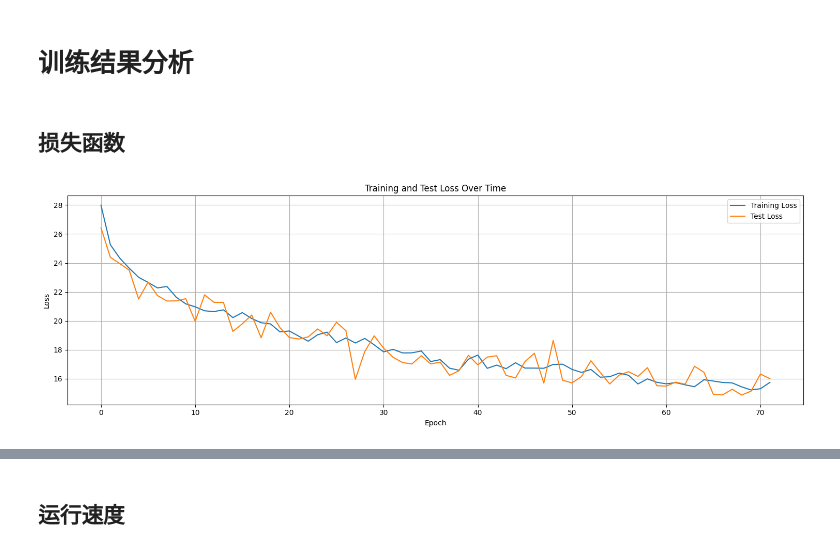
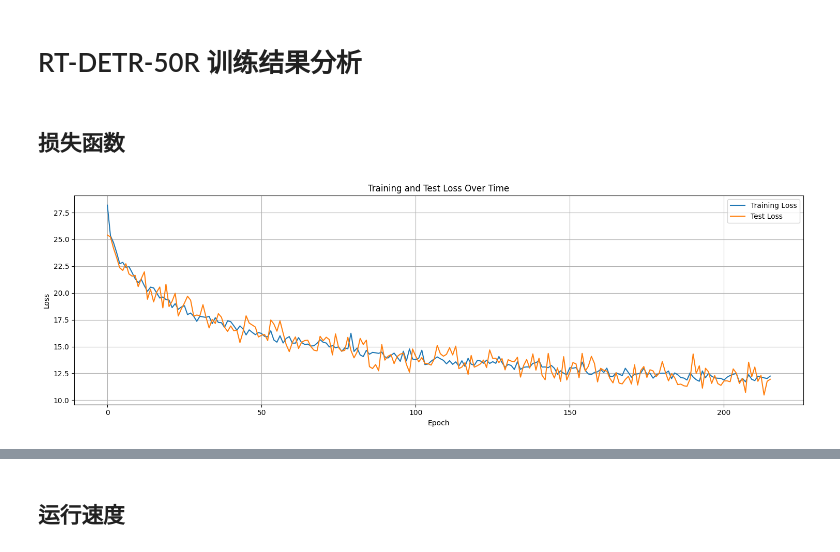
Before and after one commit to Rookie-WorkSpace/RT-DETR, a Jupyter notebook: rtdetr_pytorch/draw_log.ipynb, the cells around one changed output, grey strips where cells are left out. Drawn from its saved outputs; the diff is of its cells as text; code cells hidden in the pictures.

```diff
--- a/rtdetr_pytorch/draw_log.ipynb
+++ b/rtdetr_pytorch/draw_log.ipynb
@@ -1,12 +1,12 @@
 # %% [markdown]
-# 训练结果分析
+# RT-DETR-50R 训练结果分析
 # %%
 import re
 import numpy as np
 import matplotlib.pyplot as plt
 # %%
-# Read training log file
-with open('training_log.txt', 'r') as f:
+# 读取训练日志文件
+with open('training_chengdu_epoch144_log.txt', 'r') as f:
     log_text = f.read()
 # %% [markdown]
 ## 损失函数
@@ -15,7 +15,7 @@ with open('training_log.txt', 'r') as f:
 train_loss = []
 test_loss = []
 
-with open('training_log.txt', 'r') as f:
+with open('training_chengdu_epoch144_log.txt', 'r') as f:
     log_content = f.readlines()
 # 正则表达式用于捕获epoch、迭代次数和损失值
 train_epoch_regex = re.compile(r'Epoch: \[(\d+)\].*\[\s*(\d+)/\s*(\d+)\].*loss: ([\d.]+) \(')
@@ -32,32 +32,32 @@ for line in log_content:
         epoch = int(epoch)
         if epoch not in epoch_losses:
             epoch_losses[epoch] = []
         epoch_losses[epoch].append(float(loss))
 
     # 匹配并提取平均测试损失
     test_match = test_loss_regex.search(line)
     if test_match:
         test_loss.append(float(test_match.group(1)))
 
 # 计算每个epoch的平均损失
 epochs = sorted(epoch_losses.keys())
 train_losses = [np.mean(epoch_losses[e]) for e in epochs]
 test_losses = test_loss  # 测试损失已经是每个epoch的平均值
 
 # 创建图形
 plt.figure(figsize=(15, 5))
 
 # 在同一坐标轴上绘制两种损失
 plt.plot(epochs, train_losses, label='Training Loss')
 plt.plot(range(len(test_losses)), test_losses, label='Test Loss')
 plt.xlabel('Epoch')
 plt.ylabel('Loss')
 plt.title('Training and Test Loss Over Time')
 plt.grid(True)
 plt.legend()
 
 plt.tight_layout()
 plt.show()
 # %% [output]
-[figure, old version]
+[figure, new version]
 # %%
```
Also changed, not shown: parts of 4 cells of this notebook, 38 other files.
